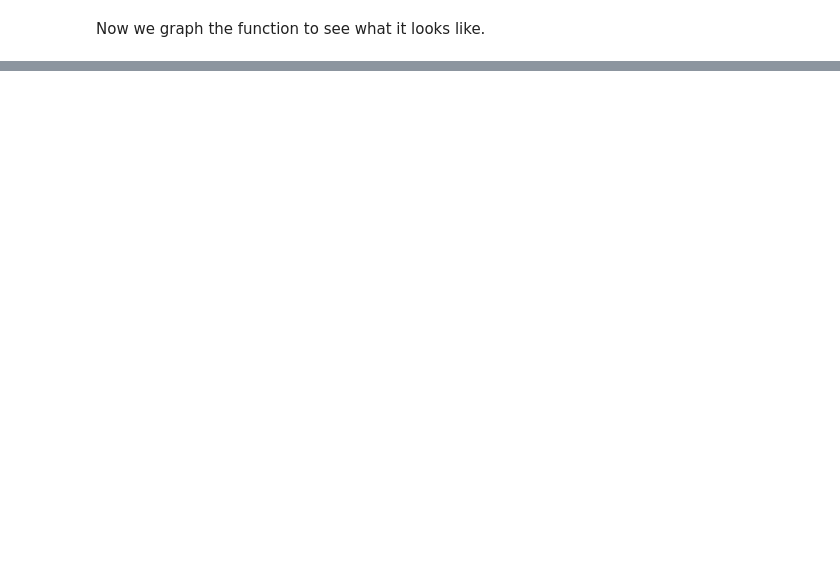
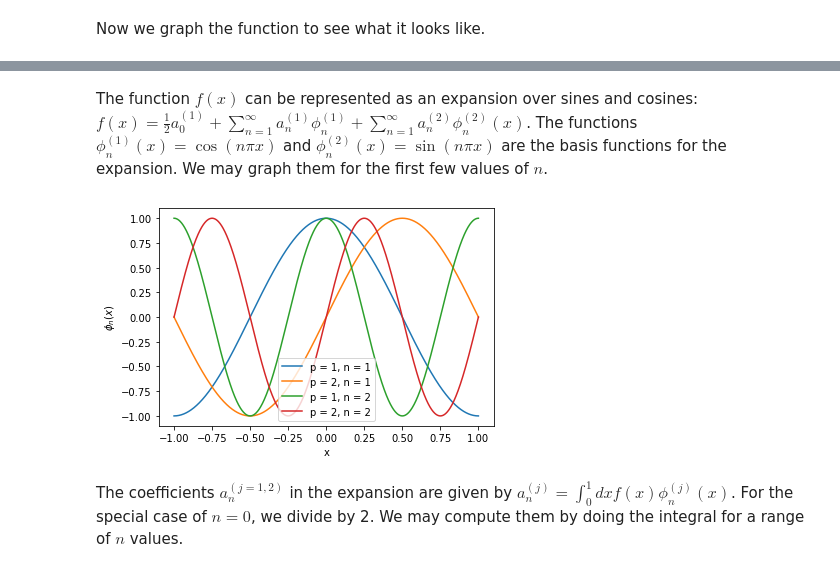
Before and after one commit to mbradle/fourier-series, a Jupyter notebook: fourier-series.ipynb, the cells around one changed output, grey strips where cells are left out. Saved outputs shown, nothing was run; the diff lists cells and outputs as text; code cells hidden in the pictures; blank space fills up the shorter version.

```diff
--- a/fourier-series.ipynb
+++ b/fourier-series.ipynb
@@ -32,0 +34,25 @@ plt.show()
+# %% [markdown]
+The function $f(x)$ can be represented as an expansion over sines and cosines: $f(x) = \frac{1}{2} a_0^{(1)} + \sum_{n=1}^\infty a_n^{(1)} \phi_n^{(1)} + \sum_{n=1}^\infty a_n^{(2)}\phi_n^{(2)}(x)$.  The functions $\phi_n^{(1)}(x) = \cos(n\pi x)$ and $\phi_n^{(2)}(x) = \sin(n\pi x)$ are the basis functions for the expansion.  We may graph them for the first few values of $n$.
+# %%
+def phi(p, n, x):
+    if p == 1:
+        return np.cos(n * np.pi * x)
+    elif p == 2:
+        return np.sin(n * np.pi * x)
+    else:
+        print("Invalid p.")
+        exit()
+
+plt.plot(x, phi(1,1,x), label = 'p = 1, n = 1')
+plt.plot(x, phi(2,1,x), label = 'p = 2, n = 1')
+plt.plot(x, phi(1,2,x), label = 'p = 1, n = 2')
+plt.plot(x, phi(2,2,x), label = 'p = 2, n = 2')
+
+plt.xlabel('x')
+plt.ylabel('$\phi_n(x)$')
+plt.legend()
+plt.show()
+# %% [output]
+[figure, added]
+# %% [markdown]
+The coefficients $a_n^{(j=1,2)}$ in the expansion are given by $a_n^{(j)} = \int_0^1 dx f(x) \phi_n^{(j)}(x)$.  For the special case of $n=0$, we divide by 2.  We may compute them by doing the integral for a range of $n$ values.
```
Also changed, not shown: parts of 13 cells of this notebook, 1 other file.
